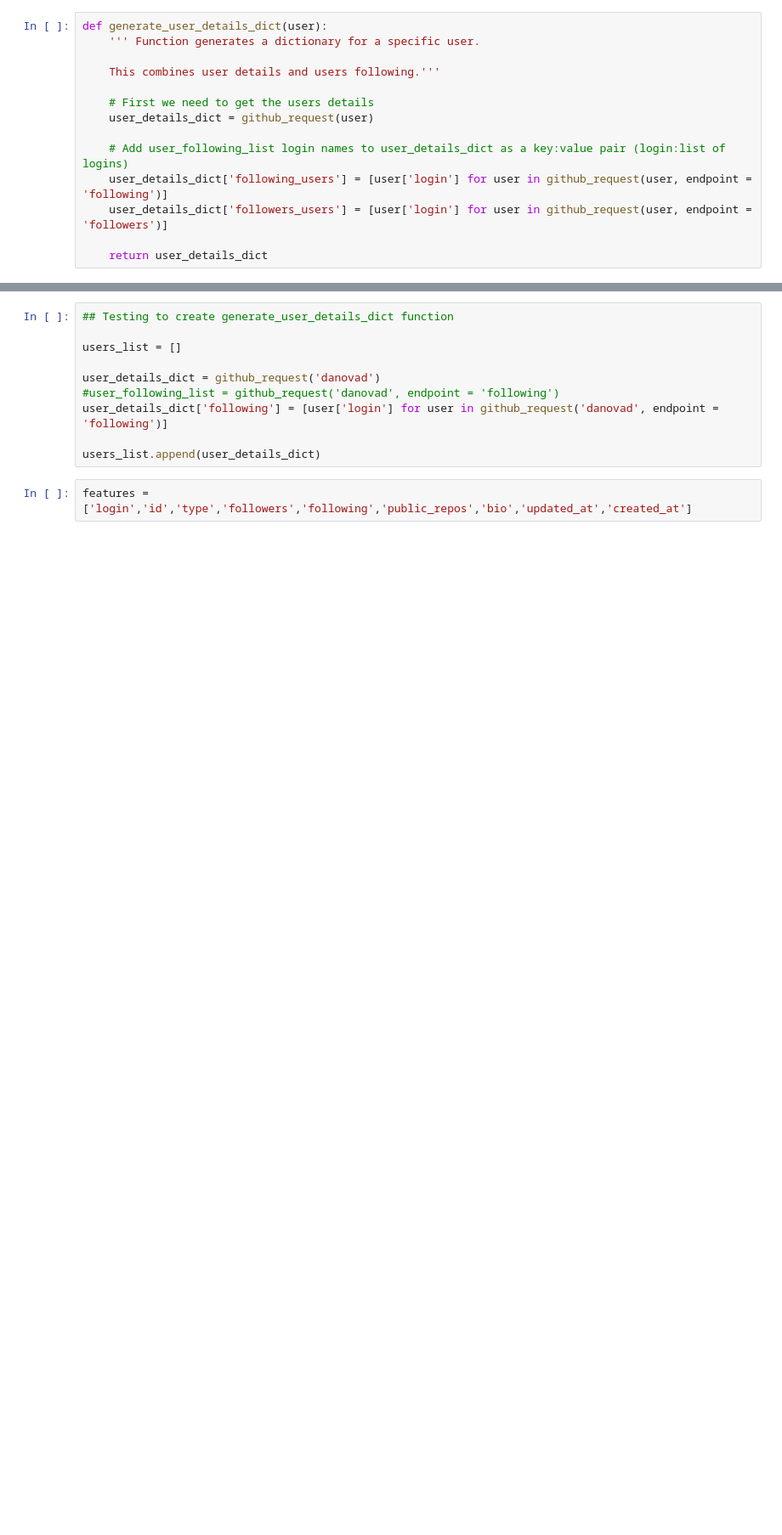
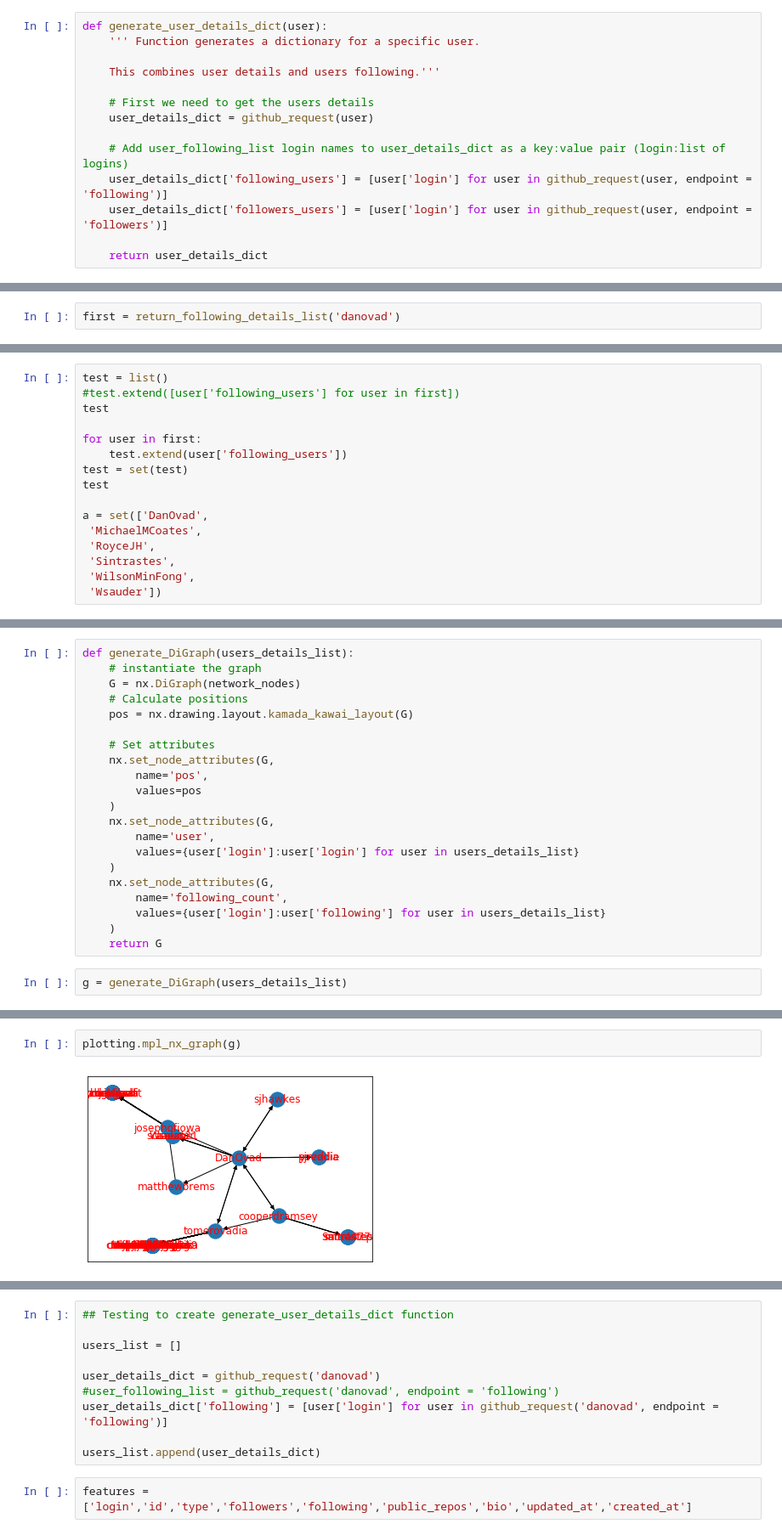
Before and after one commit to DanOvad/GitHub-network-analysis, a Jupyter notebook: retrieving_data.ipynb, the cells around one changed output, grey strips where cells are left out. Shown: that part at 85% size. Drawn from its saved outputs; the diff is of its cells as text; blank space fills up the shorter version.

Commit message:
Working on retrieving batches of users.

```diff
--- a/retrieving_data.ipynb
+++ b/retrieving_data.ipynb
@@ -131,0 +188,2 @@ nx.drawing.draw(G)
+# %%
+first = return_following_details_list('danovad')
@@ -131,0 +201,16 @@ nx.drawing.draw(G)
+# %%
+test = list()
+#test.extend([user['following_users'] for user in first])
+test
+
+for user in first:
+    test.extend(user['following_users'])
+test = set(test)
+test
+
+a = set(['DanOvad',
+ 'MichaelMCoates',
+ 'RoyceJH',
+ 'Sintrastes',
+ 'WilsonMinFong',
+ 'Wsauder'])
@@ -131,0 +243,23 @@ nx.drawing.draw(G)
+# %%
+def generate_DiGraph(users_details_list):
+    # instantiate the graph
+    G = nx.DiGraph(network_nodes)
+    # Calculate positions
+    pos = nx.drawing.layout.kamada_kawai_layout(G)
+
+    # Set attributes
+    nx.set_node_attributes(G,
+        name='pos',
+        values=pos
+    )
+    nx.set_node_attributes(G,
+        name='user',
+        values={user['login']:user['login'] for user in users_details_list}
+    )
+    nx.set_node_attributes(G,
+        name='following_count',
+        values={user['login']:user['following'] for user in users_details_list}
+    )
+    return G
+# %%
+g = generate_DiGraph(users_details_list)
@@ -131,0 +273,4 @@ nx.drawing.draw(G)
+# %%
+plotting.mpl_nx_graph(g)
+# %% [output]
+[figure, added]
```
Also changed, not shown: parts of 34 cells of this notebook, 2 other files.
